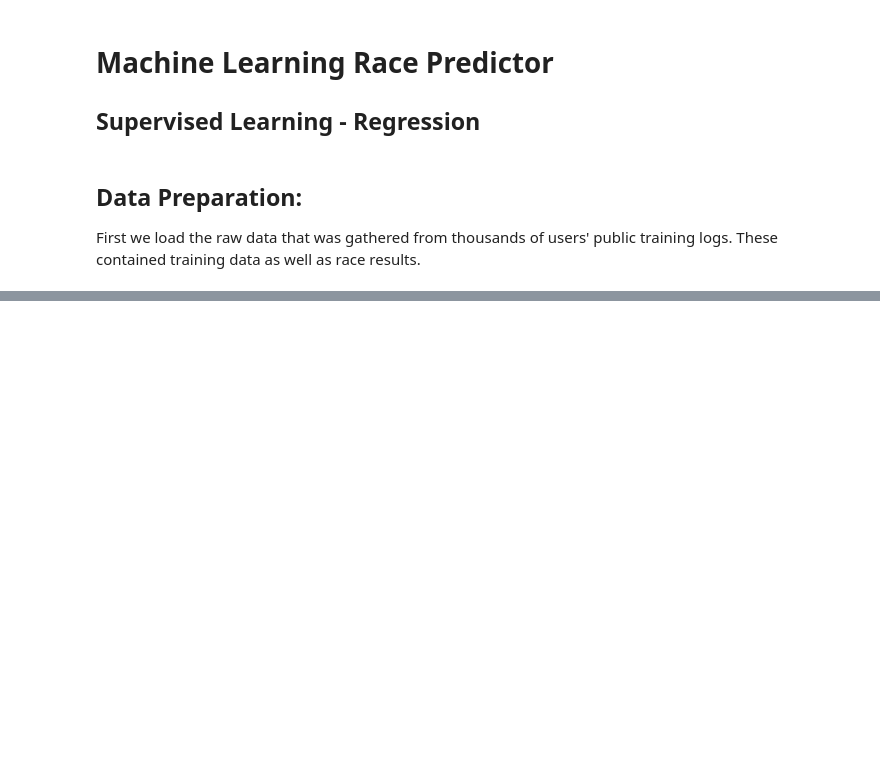
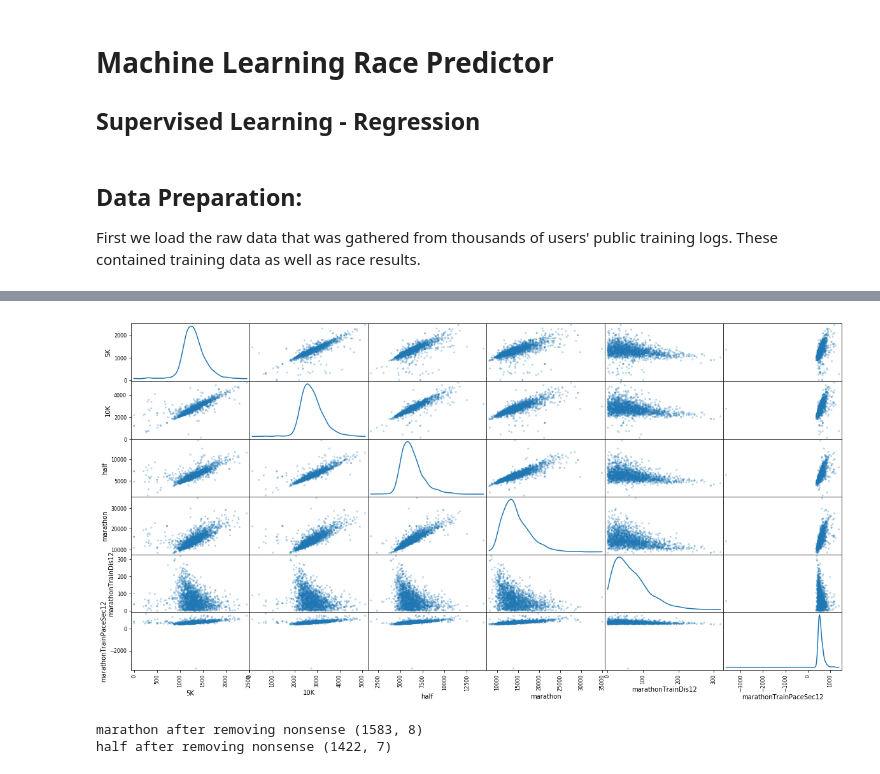
Before and after one commit to dbilenkin/machine-learning, a Jupyter notebook: MLRacePredictor/MLRacePredictor.ipynb, the cells around one changed output, grey strips where cells are left out. Saved outputs shown, nothing was run; the diff lists cells and outputs as text; code cells hidden in the pictures; blank space fills up the shorter version.

```diff
--- a/MLRacePredictor/MLRacePredictor.ipynb
+++ b/MLRacePredictor/MLRacePredictor.ipynb
@@ -311,4 +52,0 @@ display(data_clean)
-# %%
-# Split the data into features and target label
-y = data_clean['marathon']
-x = data_clean.drop('marathon', axis = 1)
@@ -615,18 +52,0 @@ display(data_normalized.sample(n = 5))
-# %%
-# split the normalized data
-# Split the data into features and target label
-y = data_normalized['marathon']
-x = data_normalized.drop('marathon', axis = 1)
-
-# Import train_test_split
-from sklearn.model_selection import train_test_split
-
-# Split the 'features' and 'income' data into training and testing sets
-X_train, X_test, y_train, y_test = train_test_split(x,
-                                                    y,
-                                                    test_size = 0.2,
-                                                    random_state = 42)
-
-# Show the results of the split
-print "Training set has {} samples.".format(X_train.shape[0])
-print "Testing set has {} samples.".format(X_test.shape[0])
@@ -656,0 +112,45 @@ best r2:  0.902689813845
+# %%
+# Produce a scatter matrix for each pair of features in the data
+pd.plotting.scatter_matrix(data['marathon'][[
+    '5K','10K','half','marathon','marathonTrainDis12','marathonTrainPaceSec12']], alpha = 0.3, figsize = (20,10), diagonal = 'kde');
+# %% [output]
+[figure, added]
+# %%
+# before removing general outliers, remove other nonsense data.
+for race in data:
+    # remove 5K times that are below the world record haha
+    data[race] = data[race].loc[data[race]['5K'] > timeToSeconds('12:37')]
+
+    # remove 5K times that are below the world record haha
+    data[race] = data[race].loc[data[race]['10K'] > timeToSeconds('12:37')]
+
+    # same for half times
+    data[race] = data[race].loc[data[race]['half'] > timeToSeconds('58:23')]
+
+    # same for marathon times
+    if race == 'marathon':
+        data[race] = data[race].loc[data[race]['marathon'] > timeToSeconds('2:02:57')]
+
+        # remove anyone running less than 10 miles a month for the past 12 months to prepare for a marathon as this most likely means they are not
+        # tracking all their data from the garmin connect site.
+        data[race] = data[race].loc[data[race][race + 'TrainDis12'] > 15]
+
+        # remove anyone running less than 40 miles a month in the last 3 months to prepare for a marathon as this most likely means they are not
+        # tracking all their data from the garmin connect site.
+        data[race] = data[race].loc[data[race][race + 'TrainDis3'] > 60]
+    else:
+         # remove anyone running less than 10 miles a month for the past 12 months to prepare for a marathon as this most likely means they are not
+        # tracking all their data from the garmin connect site.
+        data[race] = data[race].loc[data[race][race + 'TrainDis12'] > 10]
+
+        # remove anyone running less than 40 miles a month in the last 3 months to prepare for a marathon as this most likely means they are not
+        # tracking all their data from the garmin connect site.
+        data[race] = data[race].loc[data[race][race + 'TrainDis3'] > 40]
+
+    # no one is averaging under 5 minute pace for all of training
+    data[race] = data[race].loc[data[race][race + 'TrainPaceSec12'] > 300]
+
+    print race,'after removing nonsense', data[race].shape
+# %% [output]
+marathon after removing nonsense (1583, 8)
+half after removing nonsense (1422, 7)
```
Also changed, not shown: parts of 33 cells of this notebook, 18 other files.
